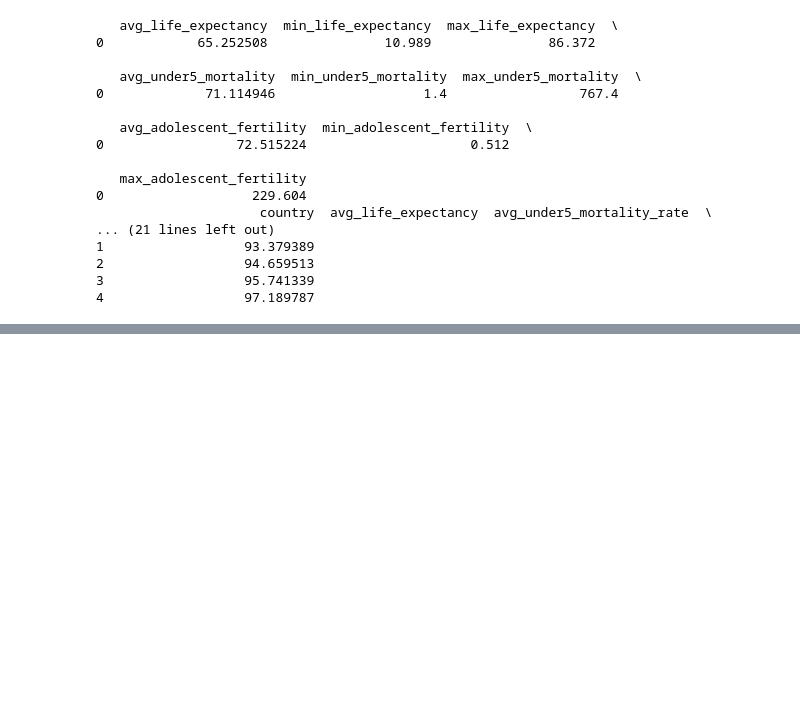
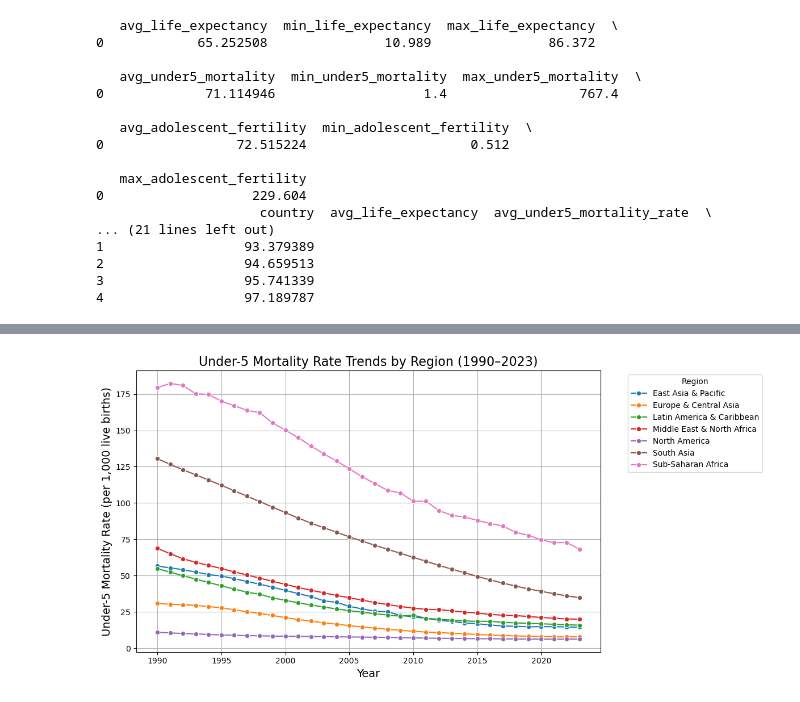
Before and after one commit to MannyBett/QTM350FinalProject, a Jupyter notebook: SQLnotebook.ipynb, the cells around one changed output, grey strips where cells are left out. Drawn from its saved outputs; the diff is of its cells as text; code cells hidden in the pictures; blank space fills up the shorter version.

```diff
--- a/SQLnotebook.ipynb
+++ b/SQLnotebook.ipynb
@@ -110,0 +175,20 @@ print(cleaned_df.head())
+# %%
+# Plot Under-5 Mortality over Time for 7 regions
+plt.figure(figsize=(12,6))
+sns.lineplot(
+    data=region_df,
+    x='date',
+    y='under5_mortality_rate',
+    hue='country',
+    marker='o'
+)
+
+plt.title('Under-5 Mortality Rate Trends by Region (1990–2023)', fontsize=16)
+plt.xlabel('Year', fontsize=14)
+plt.ylabel('Under-5 Mortality Rate (per 1,000 live births)', fontsize=14)
+plt.grid(True)
+plt.legend(title='Region', bbox_to_anchor=(1.05, 1), loc='upper left')
+plt.tight_layout()
+plt.show()
+# %% [output]
+[figure, added]
```
Also changed, not shown: parts of 5 cells of this notebook.
